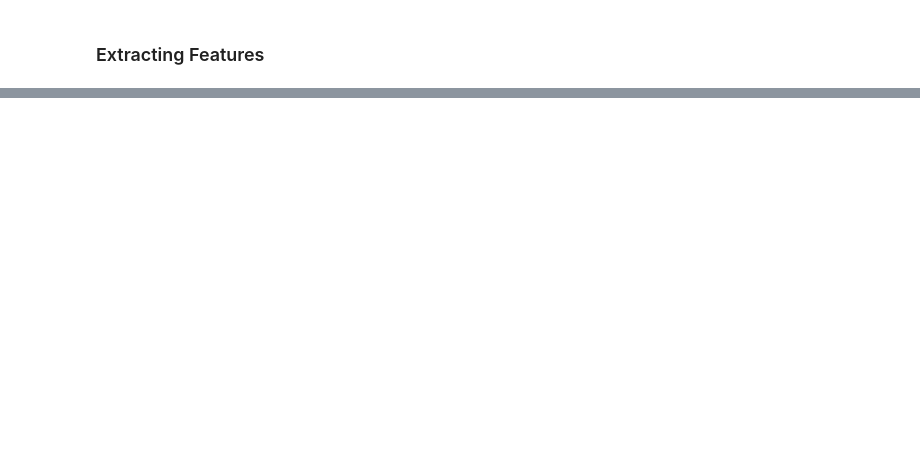
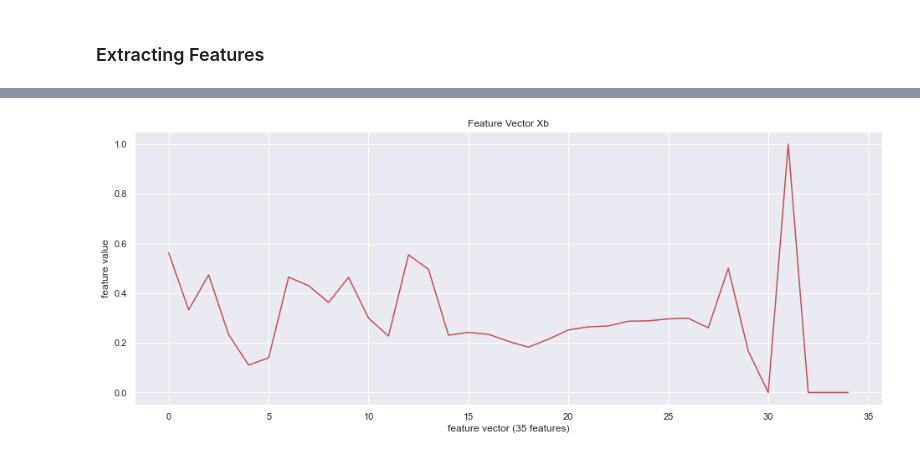
Before and after one commit to deepinsights-analytica/ieee-icpse2021-paper, a Jupyter notebook: notebooks/B1_FeatureExtraction.ipynb, the cells around one changed output, grey strips where cells are left out. Drawn from its saved outputs; the diff is of its cells as text; code cells hidden in the pictures; blank space fills up the shorter version.

```diff
--- a/notebooks/B1_FeatureExtraction.ipynb
+++ b/notebooks/B1_FeatureExtraction.ipynb
@@ -244,0 +321,8 @@ print(Xb)
+# %%
+plt.plot(Xb[0], color='r')
+plt.xlabel('feature vector (35 features)')
+plt.ylabel('feature value')
+plt.title('Feature Vector Xb')
+plt.show()
+# %% [output]
+[figure, added]
```
Also changed, not shown: parts of 23 cells of this notebook.
